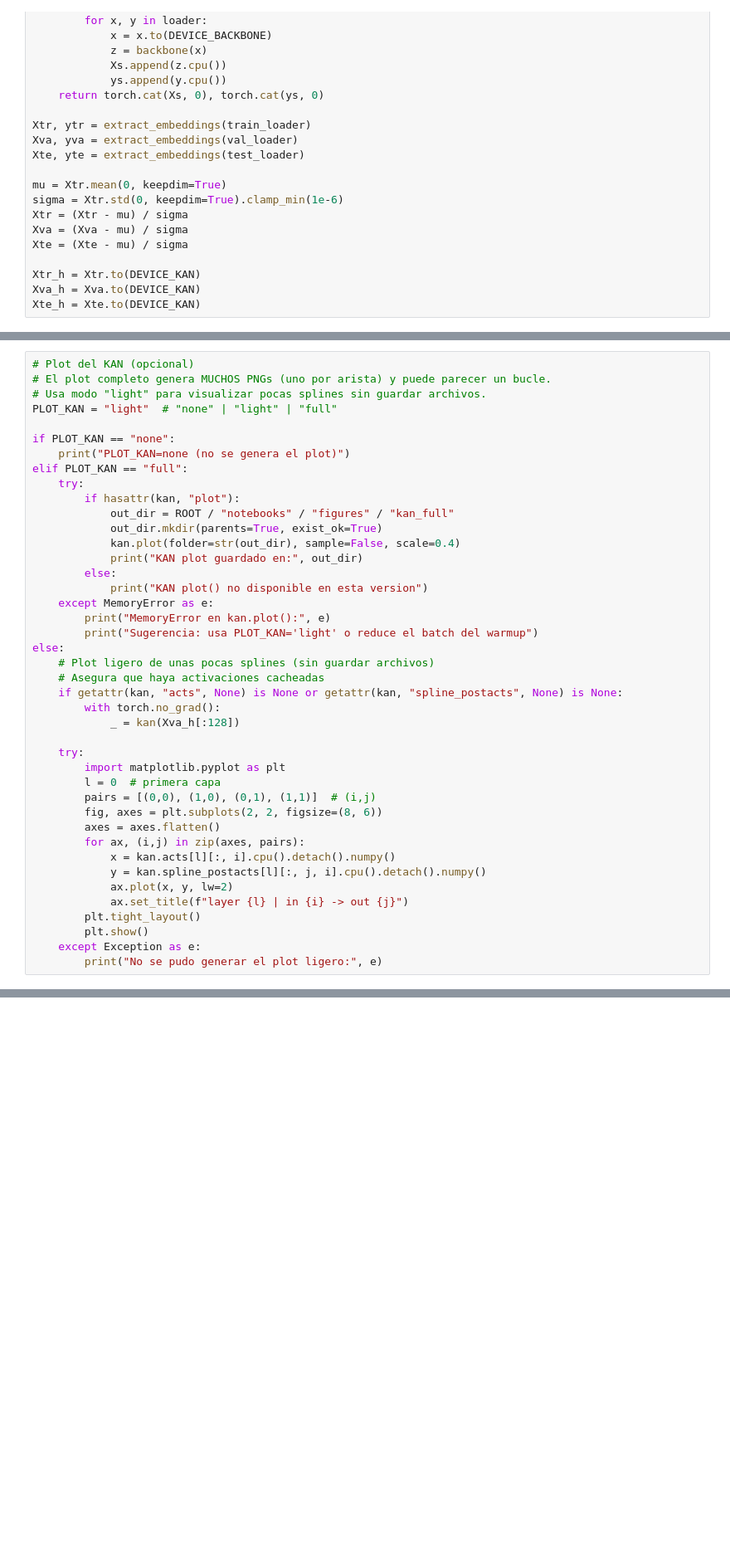
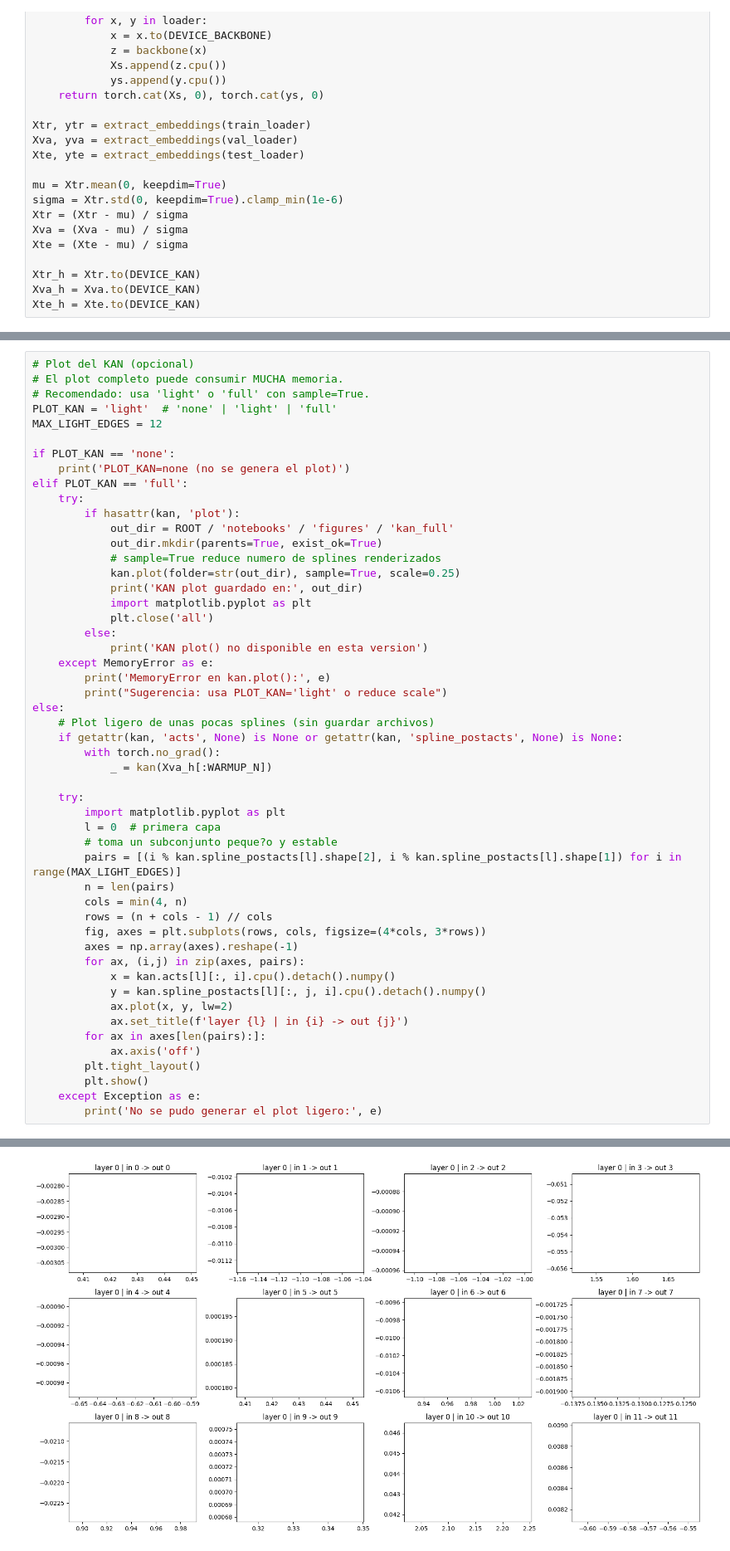
Before and after one commit to Santcarre/Pruebas-KAN, a Jupyter notebook: notebooks/06_resnet18_kan_interpretability.ipynb, the cells around one changed output, grey strips where cells are left out. Shown at 83% size. Drawn from its saved outputs; the diff is of its cells as text; blank space fills up the shorter version.

Commit message:
Add hybrid KAN training and interpretability notebooks

```diff
--- a/notebooks/06_resnet18_kan_interpretability.ipynb
+++ b/notebooks/06_resnet18_kan_interpretability.ipynb
@@ -177,43 +388,52 @@ KAN output std: 1.4445221424102783
 # %%
 # Plot del KAN (opcional)
-# El plot completo genera MUCHOS PNGs (uno por arista) y puede parecer un bucle.
-# Usa modo "light" para visualizar pocas splines sin guardar archivos.
-PLOT_KAN = "light"  # "none" | "light" | "full"
+# El plot completo puede consumir MUCHA memoria.
+# Recomendado: usa 'light' o 'full' con sample=True.
+PLOT_KAN = 'light'  # 'none' | 'light' | 'full'
+MAX_LIGHT_EDGES = 12
 
-if PLOT_KAN == "none":
-    print("PLOT_KAN=none (no se genera el plot)")
-elif PLOT_KAN == "full":
+if PLOT_KAN == 'none':
+    print('PLOT_KAN=none (no se genera el plot)')
+elif PLOT_KAN == 'full':
     try:
-        if hasattr(kan, "plot"):
-            out_dir = ROOT / "notebooks" / "figures" / "kan_full"
+        if hasattr(kan, 'plot'):
+            out_dir = ROOT / 'notebooks' / 'figures' / 'kan_full'
             out_dir.mkdir(parents=True, exist_ok=True)
-            kan.plot(folder=str(out_dir), sample=False, scale=0.4)
-            print("KAN plot guardado en:", out_dir)
+            # sample=True reduce numero de splines renderizados
+            kan.plot(folder=str(out_dir), sample=True, scale=0.25)
+            print('KAN plot guardado en:', out_dir)
+            import matplotlib.pyplot as plt
+            plt.close('all')
         else:
-            print("KAN plot() no disponible en esta version")
+            print('KAN plot() no disponible en esta version')
     except MemoryError as e:
-        print("MemoryError en kan.plot():", e)
-        print("Sugerencia: usa PLOT_KAN='light' o reduce el batch del warmup")
+        print('MemoryError en kan.plot():', e)
+        print("Sugerencia: usa PLOT_KAN='light' o reduce scale")
 else:
     # Plot ligero de unas pocas splines (sin guardar archivos)
-    # Asegura que haya activaciones cacheadas
-    if getattr(kan, "acts", None) is None or getattr(kan, "spline_postacts", None) is None:
+    if getattr(kan, 'acts', None) is None or getattr(kan, 'spline_postacts', None) is None:
         with torch.no_grad():
-            _ = kan(Xva_h[:128])
+            _ = kan(Xva_h[:WARMUP_N])
 
     try:
         import matplotlib.pyplot as plt
         l = 0  # primera capa
-        pairs = [(0,0), (1,0), (0,1), (1,1)]  # (i,j)
-        fig, axes = plt.subplots(2, 2, figsize=(8, 6))
-        axes = axes.flatten()
+        # toma un subconjunto peque?o y estable
+        pairs = [(i % kan.spline_postacts[l].shape[2], i % kan.spline_postacts[l].shape[1]) for i in range(MAX_LIGHT_EDGES)]
+        n = len(pairs)
+        cols = min(4, n)
+        rows = (n + cols - 1) // cols
+        fig, axes = plt.subplots(rows, cols, figsize=(4*cols, 3*rows))
+        axes = np.array(axes).reshape(-1)
         for ax, (i,j) in zip(axes, pairs):
             x = kan.acts[l][:, i].cpu().detach().numpy()
             y = kan.spline_postacts[l][:, j, i].cpu().detach().numpy()
             ax.plot(x, y, lw=2)
-            ax.set_title(f"layer {l} | in {i} -> out {j}")
+            ax.set_title(f'layer {l} | in {i} -> out {j}')
+        for ax in axes[len(pairs):]:
+            ax.axis('off')
         plt.tight_layout()
         plt.show()
     except Exception as e:
-        print("No se pudo generar el plot ligero:", e)
+        print('No se pudo generar el plot ligero:', e)
 # %% [output]
@@ -221,3 +440,4 @@ PLOT_KAN=False (no se genera el plot)
+[figure, added]
 # %%
 # Paso 5: formula simbolica
 if hasattr(kan, "symbolic_enabled"):
```
Also changed, not shown: parts of 10 cells of this notebook, 7 other files.
